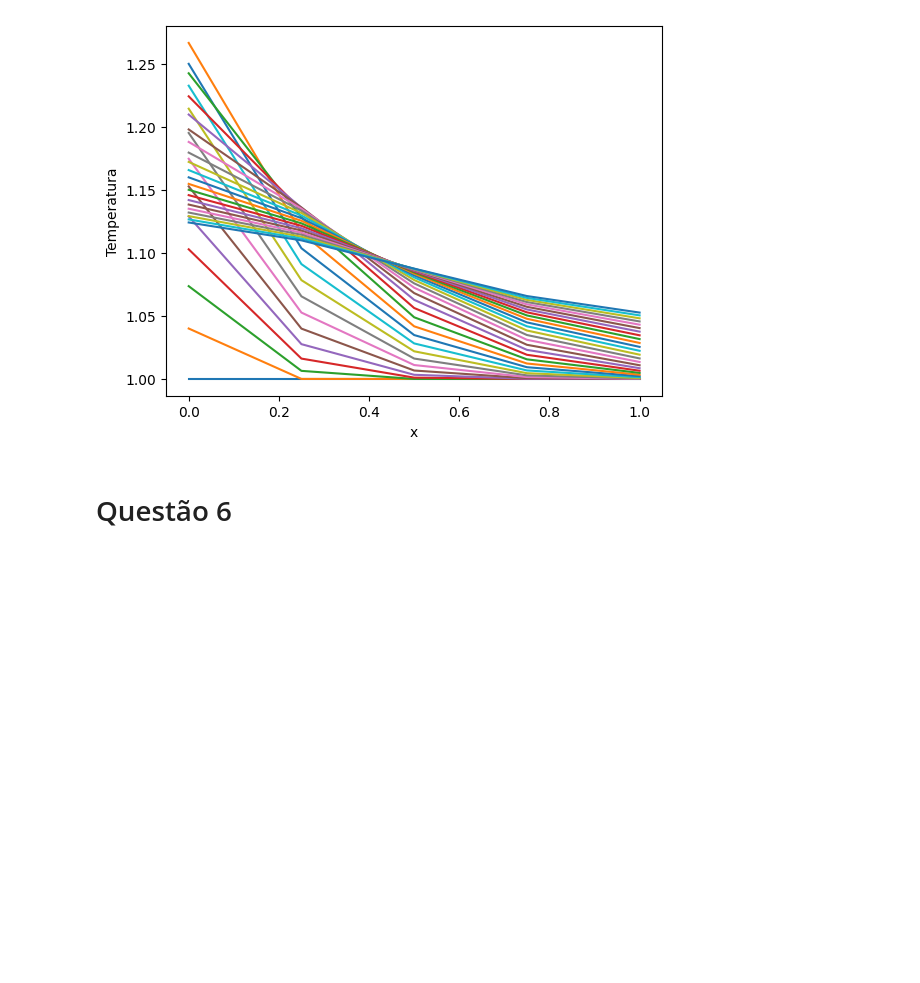
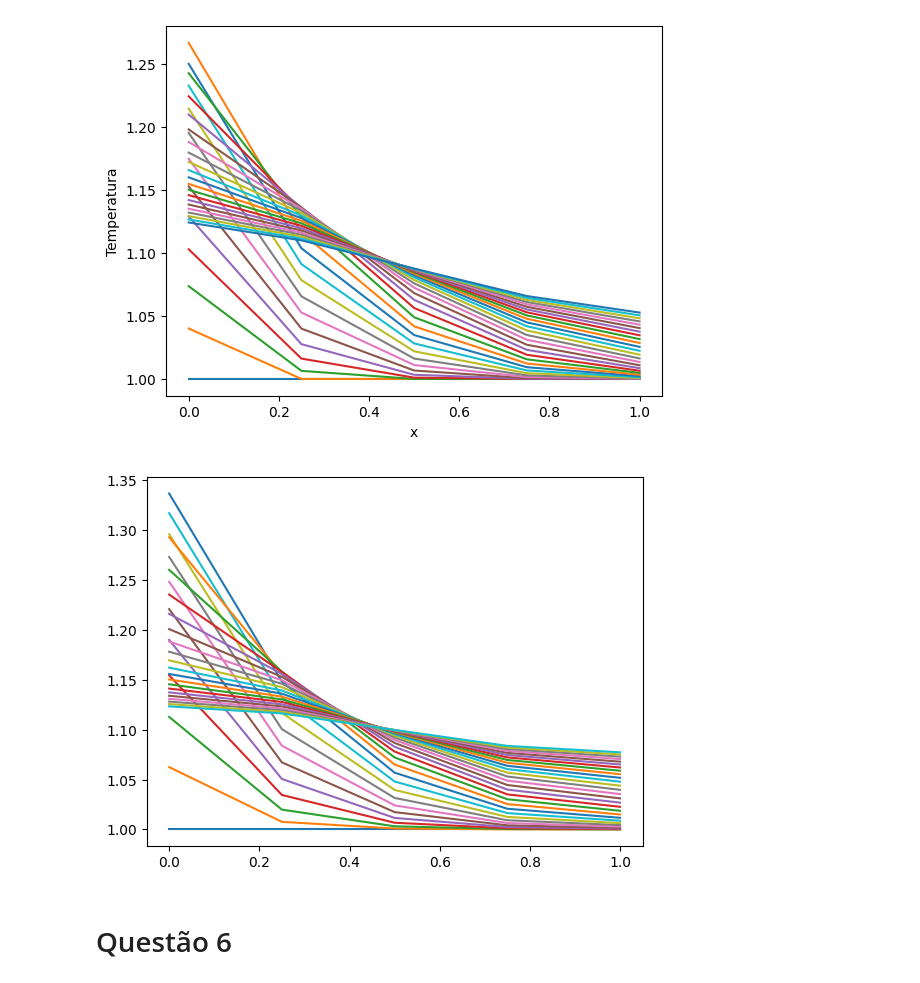
Before and after one commit to Gabrielsssilverio/Metodos_numericos, a Jupyter notebook: Lista_1.ipynb, the cells around one changed output. Drawn from its saved outputs; the diff is of its cells as text; code cells hidden in the pictures; blank space fills up the shorter version.

Commit message:
Lista finalizada, falta apenas colocar as pequenas considerações

```diff
--- a/Lista_1.ipynb
+++ b/Lista_1.ipynb
@@ -451,6 +451,75 @@ plt.ylabel('Temperatura')
 plt.show()
 # %% [output]
 [figure]
+# %%
+# Questão 5 - Fluxo unidimensional transiente
+import numpy as np
+import matplotlib.pyplot as plt
+
+# Abordagem implícita
+# Input data
+L = 1 # Comprimento da barra
+s = 0 # Fonte de calor
+lamb = 0.01 #Difusividade
+T0 = 1
+k_term = 1
+
+def q (t):
+    if t <= 10:
+        return 1
+    else:
+        return 0
+
+# Discretização espacial
+N = 5 # Numero de pontos
+x = np.linspace(0, L, N)
+delta_x = x[1] - x[0] # Distancia entre pontos
+
+# Discretização temporal
+t_end = 30 # Tempo final
+delta_t = 1 # Passo de tempo
+beta = (lamb * delta_t) / delta_x**2
+
+# Montagem das matrizes e vetores
+
+A = np.diag(np.ones(N) * (2 * beta + 1))
+B = np.diag(np.ones(N-1) * (-beta), 1)
+C = np.diag(np.ones(N-1) * (-beta), -1)
+A = A + B + C
+b_orig = 0 * np.ones((N))
+
+# Condições de contorno
+
+A[0, 1] += -beta
+A[N-1, N-2] += -beta
+
+A_inv = np.linalg.inv(A)
+
+# Resolução
+T_old = np.ones(N) * T0
+t = delta_t
+sol = []
+sol.append(T_old)
+while (t < t_end):
+    #b_orig[0] +=  2 * beta * q(t) * (delta_x / k_term)
+    b = T_old + b_orig.copy()
+    b[0] += 2 * beta * q(t) * (delta_x / k_term)
+    T_novo = A_inv @ b
+    t += delta_t
+    sol.append(T_novo)
+    T_old = T_novo
+
+sol = np.array(sol)
+
+# Plotagem da solução
+
+Nt = int(t_end / delta_t + 0)
+for k in range(Nt):
+    plt.plot(x, sol[k,:])
+
+plt.show()
+# %% [output]
+[figure, added]
 # %% [markdown]
 # Questão 6
 # %%
```
Also changed, not shown: parts of 5 cells of this notebook.
